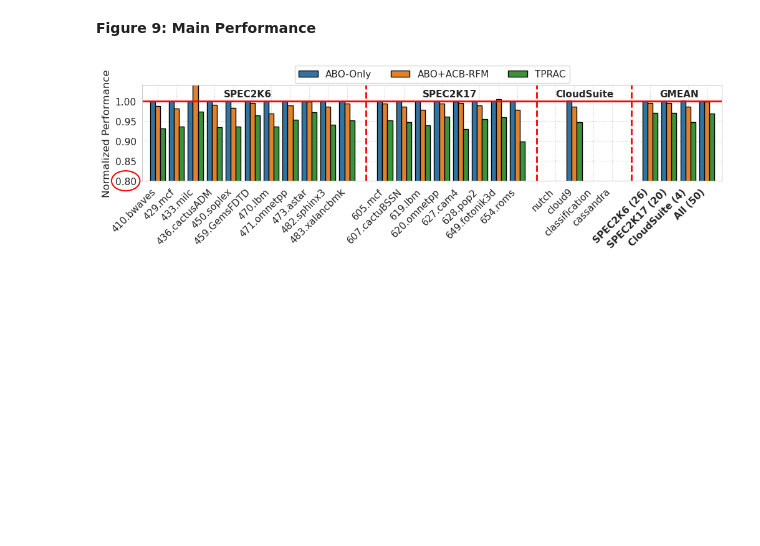
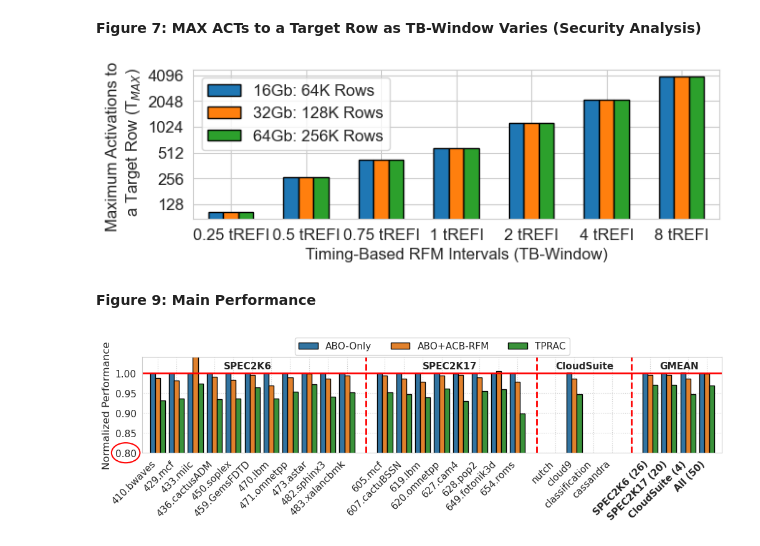
Before and after one commit to STAR-Laboratory/PRAC_TC_ISCA25, a Jupyter notebook: TPRAC/plot_scripts/plot.ipynb, the cells around one changed output. Saved outputs shown, nothing was run; the diff lists cells and outputs as text; code cells hidden in the pictures; blank space fills up the shorter version.

Commit message:
add TPRAC security analysis (Figure 7)

```diff
--- a/TPRAC/plot_scripts/plot.ipynb
+++ b/TPRAC/plot_scripts/plot.ipynb
@@ -1,3 +1,82 @@
+# %% [markdown]
+**Figure 7: MAX ACTs to a Target Row as TB-Window Varies (Security Analysis)**
+# %%
+import pandas as pd
+import matplotlib.pyplot as plt
+import seaborn as sns
+import numpy as np
+import ast
+import os
+
+# Use TrueType fonts for PDF and PS outputs
+plt.rcParams['pdf.fonttype'] = 42  # TrueType fonts for PDFs
+plt.rcParams['ps.fonttype'] = 42  # TrueType fonts for PS files
+
+df=pd.read_csv('../results/csvs/results_fig7.csv')
+# Set up the plot
+fig, ax = plt.subplots(figsize=(7, 2))
+plt.rc('font', size=12)
+# Use Seaborn's 'tab10' color palette
+sns.set_style("whitegrid")
+palette = sns.color_palette("tab10")
+colors = {impl: palette[i % len(palette)] for i, impl in enumerate(df['Chip'].unique())}
+
+# Define bar width and x-tick positions
+bar_width = 0.2  # Desired smaller bar width
+x_ticks = [0.25, 0.5, 0.75, 1, 2, 4, 8]
+num_bars = len(df['Chip'].unique())
+# Create a mapping for x-tick labels
+x_tick_labels = {0.25: '0.25 tREFI', 0.5: '0.5 tREFI', 0.75: '0.75 tREFI', 1: '1 tREFI', 2: '2 tREFI', 4: '4 tREFI', 8: '8 tREFI'}
+x_tick_positions = np.linspace(0, len(x_ticks) - 1, len(x_ticks))  # Adjust spacing here
+bar_positions = {}
+
+# Calculate bar positions
+for idx, tick in enumerate(x_ticks):
+    base_x = x_tick_positions[idx]
+    bar_positions[tick] = [base_x - (bar_width * num_bars) / 2 + j * bar_width for j in range(num_bars)]
+
+# Plot bars
+for tick in x_ticks:
+    subset = df[df['RFM_Frequency'] == tick]
+    if subset.empty:
+        continue  # Skip empty subsets
+    for i, chip in enumerate(df['Chip'].unique()):
+        chip_subset = subset[subset['Chip'] == chip]
+        if not chip_subset.empty:
+            value = chip_subset['N_RH'].values[0]
+            x_position = bar_positions[tick][i] + bar_width / 2  # Adjust position for centering
+            color = colors[chip]
+            ax.bar(x_position, value, width=bar_width, color=color, edgecolor='black', label=chip if tick == x_ticks[0] else "")
+
+# Customize legend, labels, and ticks
+handles, labels = ax.get_legend_handles_labels()
+by_label = dict(zip(labels, handles))  # Remove duplicate labels from the legend
+ax.legend(by_label.values(), by_label.keys(), loc='best', ncol=3, fancybox=True, shadow=False, fontsize=12)
+
+# Set xticks to specific num_RFM values and ensure correct spacing
+ax.set_xticks(x_tick_positions)
+ax.set_xticklabels([x_tick_labels[tick] for tick in x_ticks])  # Use mapped labels
+ax.set_xlabel('Timing-Based RFM Intervals (TB-Window)', fontsize=12)
+ax.set_ylabel('Maximum Activations to \n a Target Row (T$_{MAX}$)', fontsize=12)
+
+# Set y-scale to log
+ax.set_yscale('log')
+ax.set_yticks([128, 256, 512, 1024, 2048, 4096])
+ax.get_yaxis().set_major_formatter(plt.ScalarFormatter())
+
+# Modify legend
+handles, labels = ax.get_legend_handles_labels()
+custom_labels = ['16Gb: 64K Rows', '32Gb: 128K Rows', '64Gb: 256K Rows']
+ax.legend(handles, custom_labels, loc='best', fontsize=12)
+
+ax.set_xlim(-0.5, len(x_ticks)-0.5)
+ax.tick_params(axis='both', which='major', labelsize=12)
+## Save plots
+plots_dir = '../results/plots'
+os.makedirs(plots_dir, exist_ok=True)
+fig.savefig(os.path.join(plots_dir, 'Figure7.pdf'), dpi=600, bbox_inches='tight')
+# %% [output]
+[figure, added]
 # %% [markdown]
 **Figure 9: Main Performance**
 # %%
```
Also changed, not shown: 8 other files.
